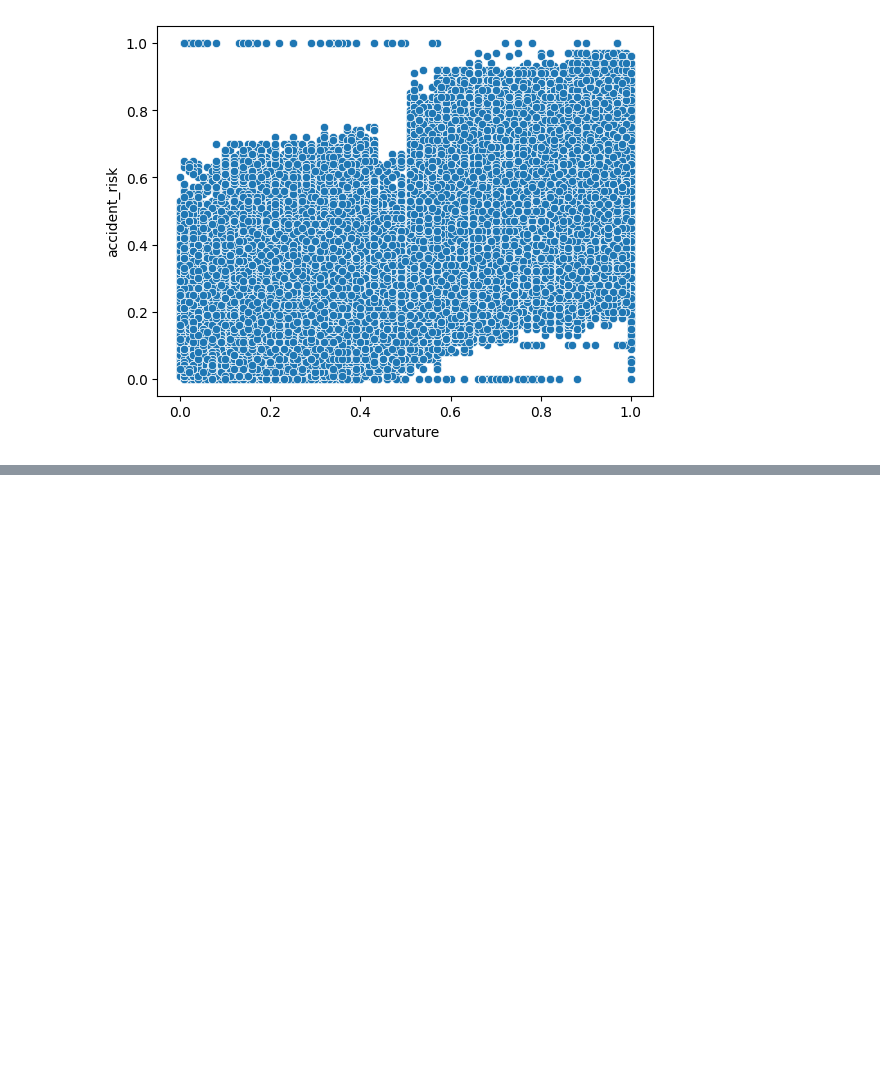
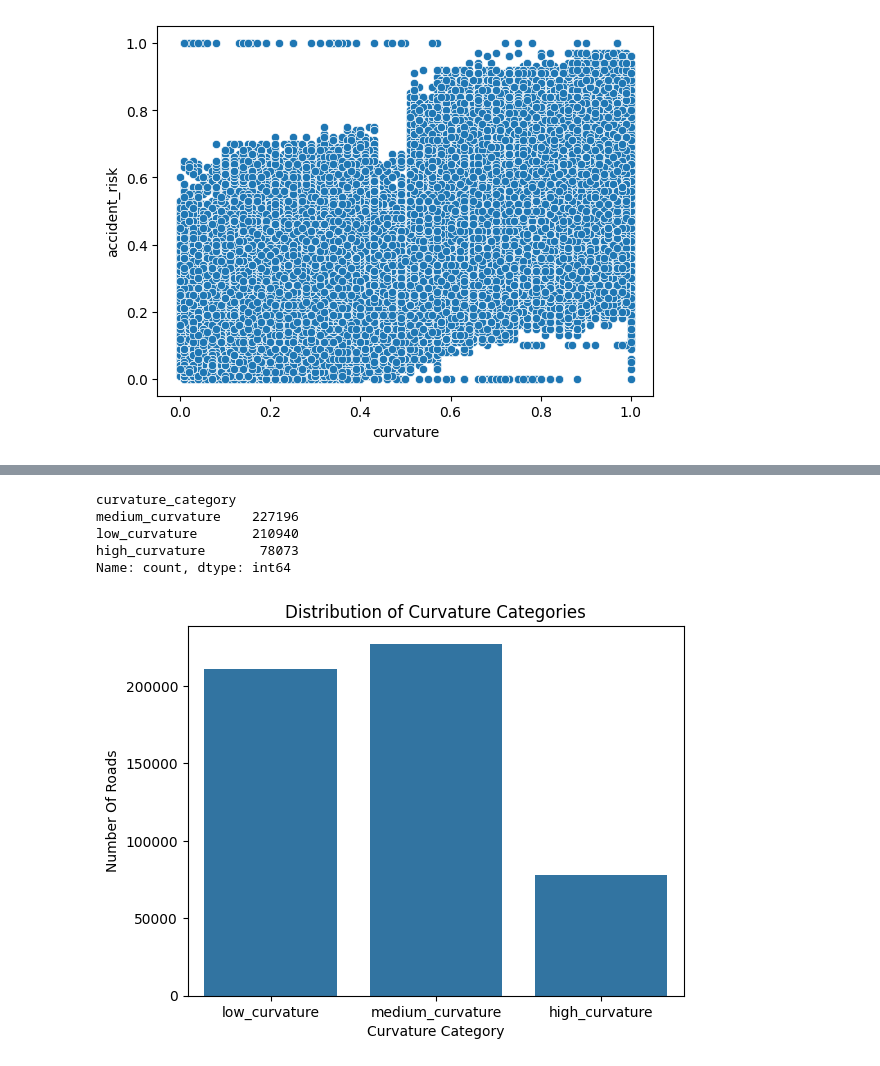
Before and after one commit to Zrahay/Kagg-Repo, a Jupyter notebook: Accidents/code2.ipynb, the cells around one changed output, grey strips where cells are left out. Cells and saved outputs as stored; diff of their text form; code cells hidden in the pictures; blank space fills up the shorter version.

```diff
--- a/Accidents/code2.ipynb
+++ b/Accidents/code2.ipynb
@@ -149,0 +214,24 @@ SyntaxError: cannot assign to function call here. Maybe you meant '==' instead o
+# %%
+# Now as the final step, we can use .value_counts to know what kind of distribution does this column follow?
+
+# Value counts is the most basic method to look for the distribution of data.
+
+df['curvature_category'].value_counts()
+# %% [output]
+curvature_category
+medium_curvature    227196
+low_curvature       210940
+high_curvature       78073
+Name: count, dtype: int64
+# %%
+# As the second technique, we can use bar charts to visualize it
+
+# For categorical variables, we can only use PMF and PDF. This bar chart gives us the PMF.
+
+sns.countplot(x = 'curvature_category', data = df)
+plt.title('Distribution of Curvature Categories')
+plt.xlabel('Curvature Category')
+plt.ylabel('Number Of Roads')
+plt.show()
+# %% [output]
+[figure, added]
```
Also changed, not shown: parts of 12 cells of this notebook.
